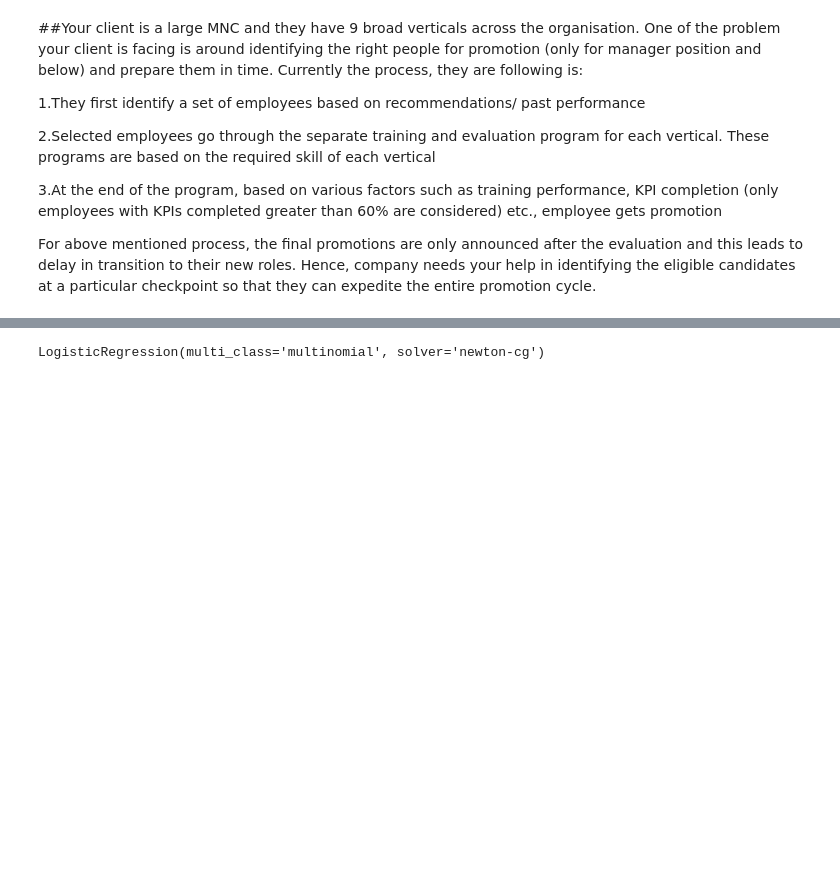
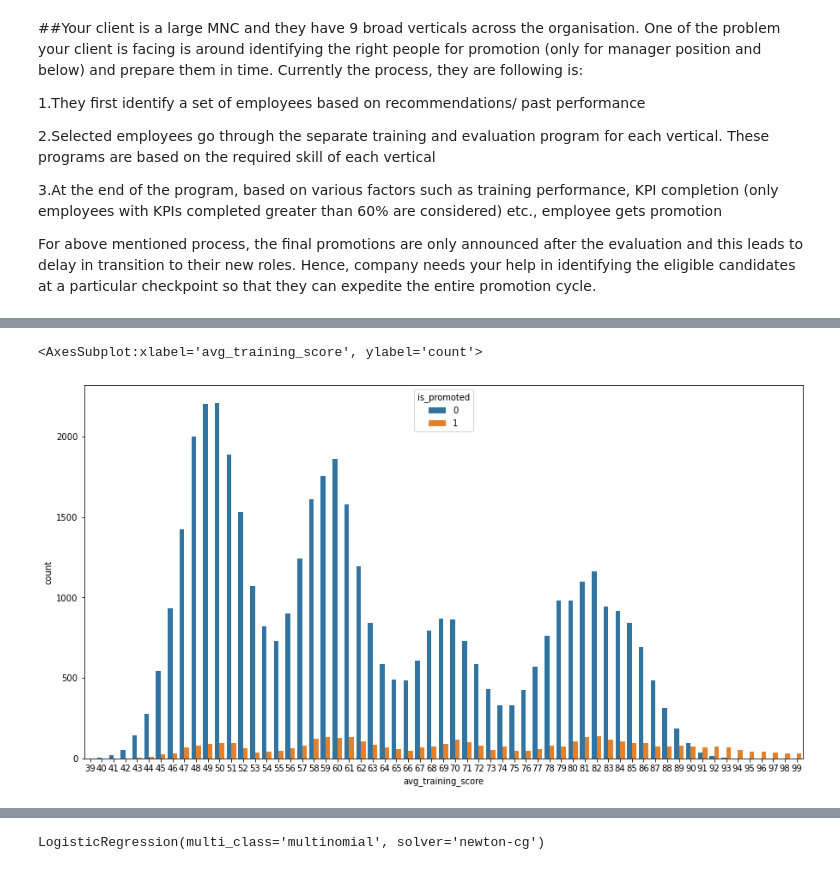
Before and after one commit to Sankaranarayanan-SN/Project-Promotion-Prediction, a Jupyter notebook: Promotion.ipynb, the cells around one changed output, grey strips where cells are left out. Drawn from its saved outputs; the diff is of its cells as text; code cells hidden in the pictures; blank space fills up the shorter version.

```diff
--- a/Promotion.ipynb
+++ b/Promotion.ipynb
@@ -287,0 +16,2 @@ X = sc.fit_transform(X)
+# %%
+df = pd.read_csv('traindf.csv')
@@ -287,0 +34,2 @@ X = sc.fit_transform(X)
+# %%
+df.set_index('employee_id',inplace = True)
@@ -287,0 +107,5 @@ X = sc.fit_transform(X)
+# %%
+sns.countplot(x=df.avg_training_score,hue=df.is_promoted)
+# %% [output]
+<AxesSubplot:xlabel='avg_training_score', ylabel='count'>
+[figure, added]
```
Also changed, not shown: parts of 106 cells of this notebook, 6 other files.
